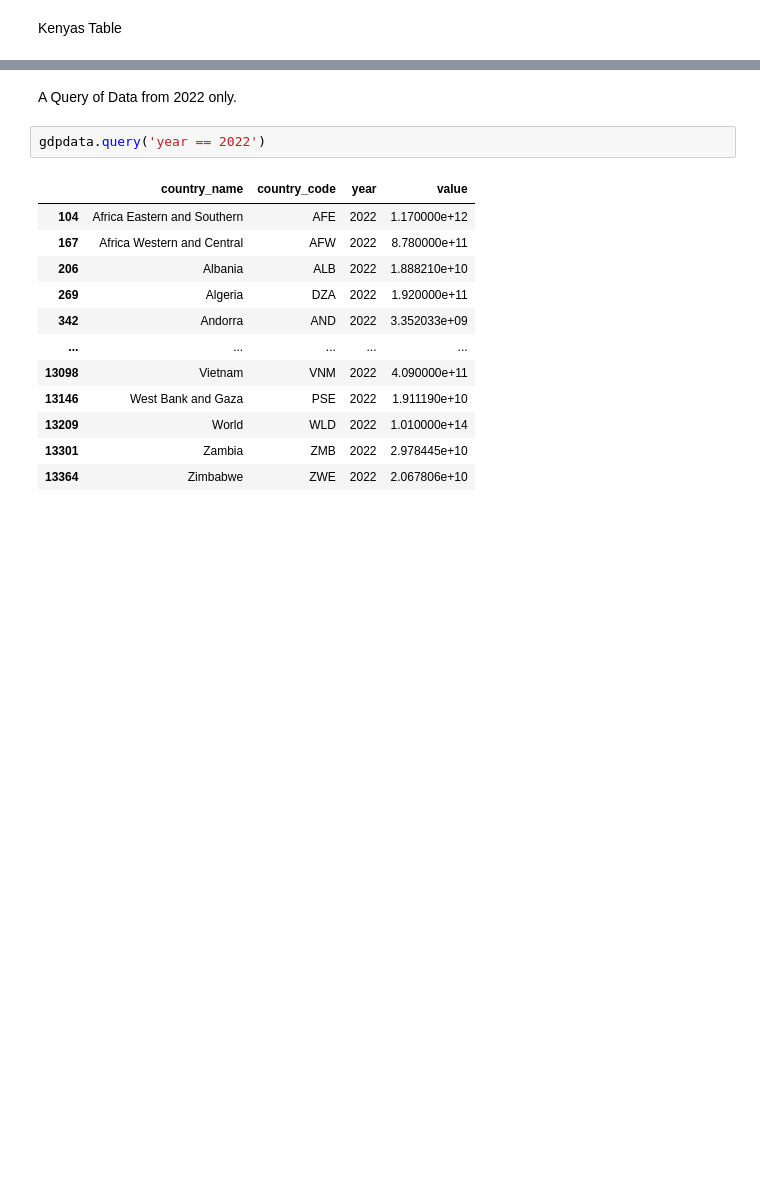
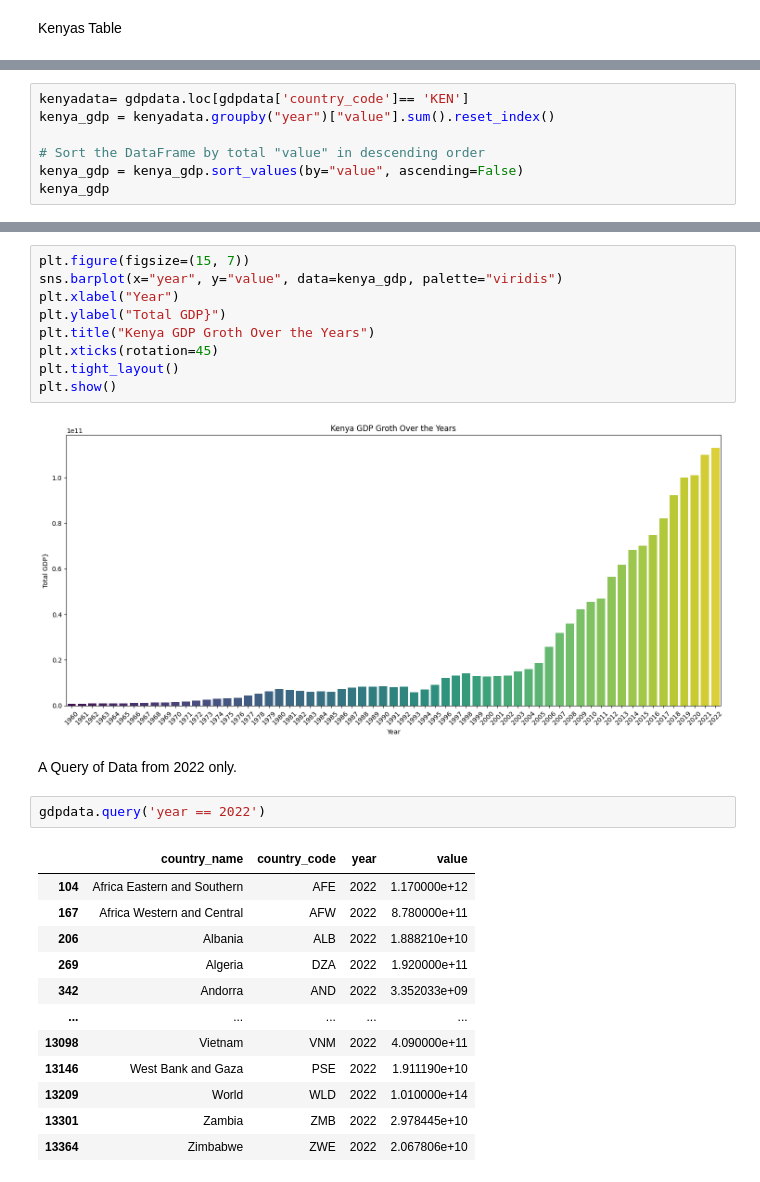
Before and after one commit to Karemu1842call/Ds_practice, a Jupyter notebook: app.ipynb, the cells around one changed output, grey strips where cells are left out. Cells and saved outputs as stored; diff of their text form; blank space fills up the shorter version.

```diff
--- a/app.ipynb
+++ b/app.ipynb
@@ -61,0 +47,7 @@ gdpdata.loc[gdpdata['country_code']== 'KEN']
+# %%
+kenyadata= gdpdata.loc[gdpdata['country_code']== 'KEN']
+kenya_gdp = kenyadata.groupby("year")["value"].sum().reset_index()
+
+# Sort the DataFrame by total "value" in descending order
+kenya_gdp = kenya_gdp.sort_values(by="value", ascending=False)
+kenya_gdp
@@ -62,3 +68,14 @@ gdpdata.loc[gdpdata['country_code']== 'KEN']
+# %%
+plt.figure(figsize=(15, 7))
+sns.barplot(x="year", y="value", data=kenya_gdp, palette="viridis")
+plt.xlabel("Year")
+plt.ylabel("Total GDP}")
+plt.title("Kenya GDP Groth Over the Years")
+plt.xticks(rotation=45)
+plt.tight_layout()
+plt.show()
+# %% [output]
+[figure, added]
 # %% [markdown]
 A Query of Data from 2022 only.
 # %%
```
Also changed, not shown: parts of 5 cells of this notebook.
